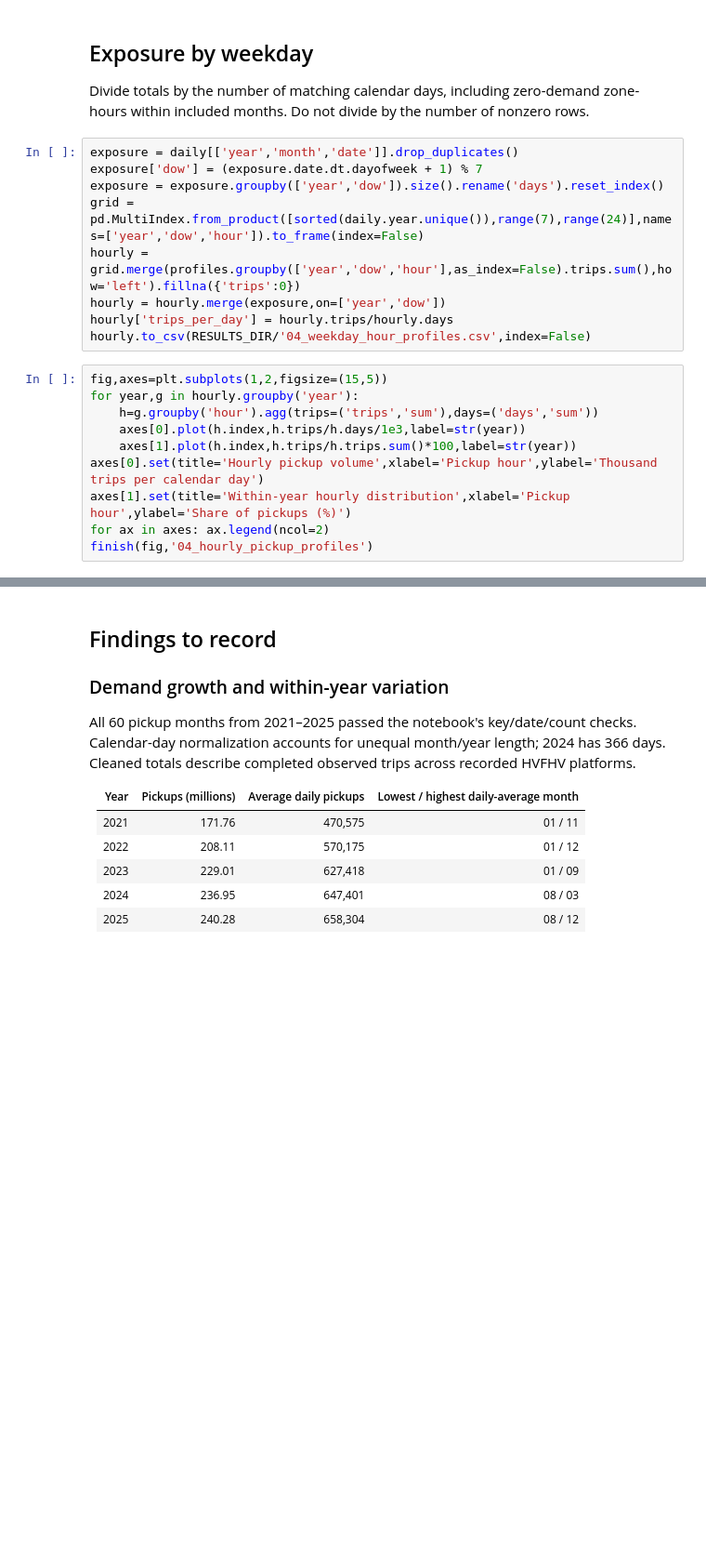
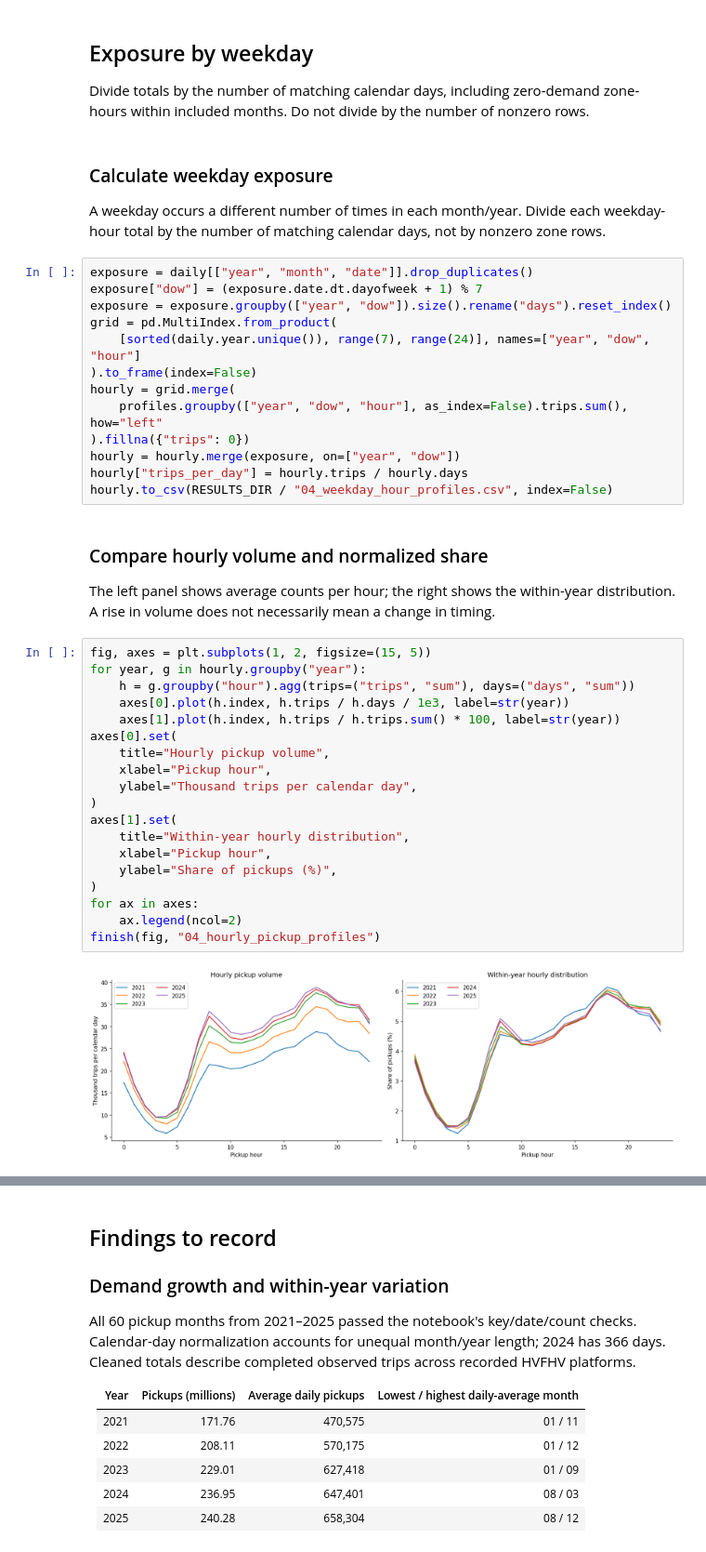
Before and after one commit to FTFever/Exploring-Ride-Sharing-Travel-Behavior-Patterns, a Jupyter notebook: notebooks/04_analysis_temporal_patterns.ipynb, the cells around one changed output, grey strips where cells are left out. Shown at 93% size. Cells and saved outputs as stored; diff of their text form; blank space fills up the shorter version.

```diff
--- a/notebooks/04_analysis_temporal_patterns.ipynb
+++ b/notebooks/04_analysis_temporal_patterns.ipynb
@@ -96,22 +146,43 @@ display(manifest.groupby('year').size().rename('complete_months'))
 # %% [markdown]
 ## Exposure by weekday
 Divide totals by the number of matching calendar days, including zero-demand zone-hours within included months. Do not divide by the number of nonzero rows.
+# %% [markdown]
+### Calculate weekday exposure
+A weekday occurs a different number of times in each month/year. Divide each weekday-hour total by the number of matching calendar days, not by nonzero zone rows.
 # %%
-exposure = daily[['year','month','date']].drop_duplicates()
-exposure['dow'] = (exposure.date.dt.dayofweek + 1) % 7
-exposure = exposure.groupby(['year','dow']).size().rename('days').reset_index()
-grid = pd.MultiIndex.from_product([sorted(daily.year.unique()),range(7),range(24)],names=['year','dow','hour']).to_frame(index=False)
-hourly = grid.merge(profiles.groupby(['year','dow','hour'],as_index=False).trips.sum(),how='left').fillna({'trips':0})
-hourly = hourly.merge(exposure,on=['year','dow'])
-hourly['trips_per_day'] = hourly.trips/hourly.days
-hourly.to_csv(RESULTS_DIR/'04_weekday_hour_profiles.csv',index=False)
+exposure = daily[["year", "month", "date"]].drop_duplicates()
+exposure["dow"] = (exposure.date.dt.dayofweek + 1) % 7
+exposure = exposure.groupby(["year", "dow"]).size().rename("days").reset_index()
+grid = pd.MultiIndex.from_product(
+    [sorted(daily.year.unique()), range(7), range(24)], names=["year", "dow", "hour"]
+).to_frame(index=False)
+hourly = grid.merge(
+    profiles.groupby(["year", "dow", "hour"], as_index=False).trips.sum(), how="left"
+).fillna({"trips": 0})
+hourly = hourly.merge(exposure, on=["year", "dow"])
+hourly["trips_per_day"] = hourly.trips / hourly.days
+hourly.to_csv(RESULTS_DIR / "04_weekday_hour_profiles.csv", index=False)
+# %% [markdown]
+### Compare hourly volume and normalized share
+The left panel shows average counts per hour; the right shows the within-year distribution. A rise in volume does not necessarily mean a change in timing.
 # %%
-fig,axes=plt.subplots(1,2,figsize=(15,5))
-for year,g in hourly.groupby('year'):
-    h=g.groupby('hour').agg(trips=('trips','sum'),days=('days','sum'))
-    axes[0].plot(h.index,h.trips/h.days/1e3,label=str(year))
-    axes[1].plot(h.index,h.trips/h.trips.sum()*100,label=str(year))
-axes[0].set(title='Hourly pickup volume',xlabel='Pickup hour',ylabel='Thousand trips per calendar day')
-axes[1].set(title='Within-year hourly distribution',xlabel='Pickup hour',ylabel='Share of pickups (%)')
-for ax in axes: ax.legend(ncol=2)
-finish(fig,'04_hourly_pickup_profiles')
+fig, axes = plt.subplots(1, 2, figsize=(15, 5))
+for year, g in hourly.groupby("year"):
+    h = g.groupby("hour").agg(trips=("trips", "sum"), days=("days", "sum"))
+    axes[0].plot(h.index, h.trips / h.days / 1e3, label=str(year))
+    axes[1].plot(h.index, h.trips / h.trips.sum() * 100, label=str(year))
+axes[0].set(
+    title="Hourly pickup volume",
+    xlabel="Pickup hour",
+    ylabel="Thousand trips per calendar day",
+)
+axes[1].set(
+    title="Within-year hourly distribution",
+    xlabel="Pickup hour",
+    ylabel="Share of pickups (%)",
+)
+for ax in axes:
+    ax.legend(ncol=2)
+finish(fig, "04_hourly_pickup_profiles")
+# %% [output]
+[figure, added]
```
Also changed, not shown: parts of 8 cells of this notebook, 39 other files.
